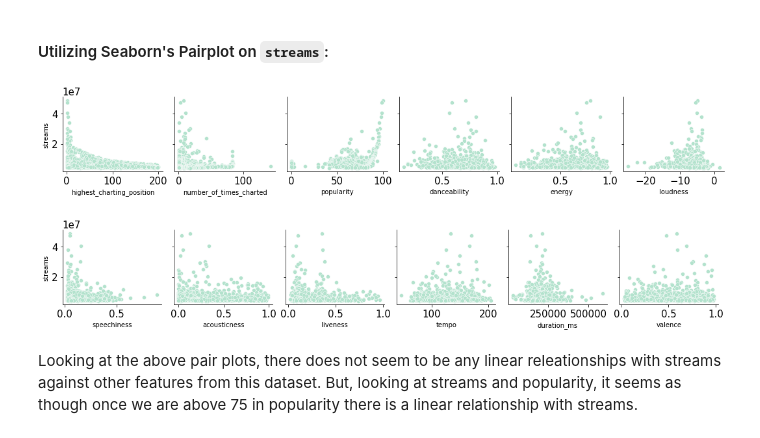
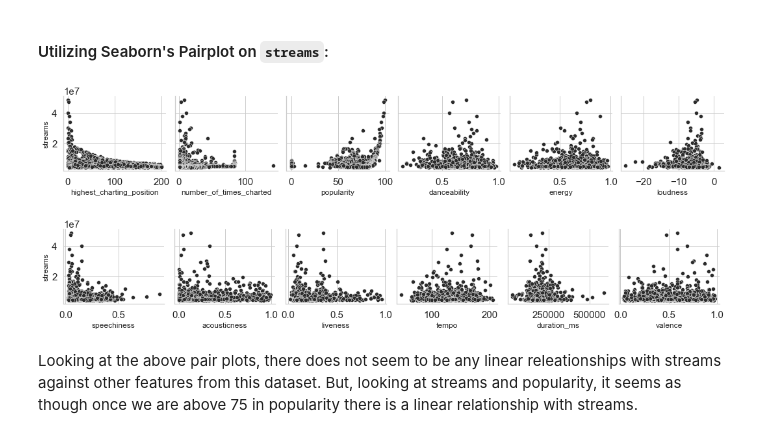
Before and after one commit to janiep/forktesting, a Jupyter notebook: capstone/01_Data_Cleaning_and_EDA.ipynb, the cells around one changed output. Cells and saved outputs as stored; diff of their text form; code cells hidden in the pictures.

```diff
--- a/capstone/01_Data_Cleaning_and_EDA.ipynb
+++ b/capstone/01_Data_Cleaning_and_EDA.ipynb
@@ -655,17 +655,17 @@ Name: number_of_times_charted, dtype: float64
 # %%
 params = {'axes.titlesize':'15',
           'xtick.labelsize':'15',
           'ytick.labelsize':'15'}
 plt.rcParams.update(params)
-sns.set_palette(sns.color_palette("Pastel2"))
+sns.set_palette(sns.color_palette("Greys_r"))
 sns.pairplot(data=initial_df, y_vars=['streams'], x_vars=['highest_charting_position','number_of_times_charted', 'popularity','danceability', 'energy', 'loudness']);
 # %% [output]
-[figure, old version]
+[figure, new version]
 # %%
 sns.pairplot(data=initial_df, y_vars=['streams'], x_vars=['speechiness',
        'acousticness', 'liveness', 'tempo', 'duration_ms', 'valence']);
 # %% [output]
-[figure, old version]
+[figure, new version]
 # %% [markdown]
 Looking at the above pair plots, there does not seem to be any linear releationships with streams against other features from this dataset. But, looking at streams and popularity, it seems as though once we are above 75 in popularity there is a linear relationship with streams.
 # %% [markdown]
```
Also changed, not shown: parts of 32 cells of this notebook, 2 other files.
